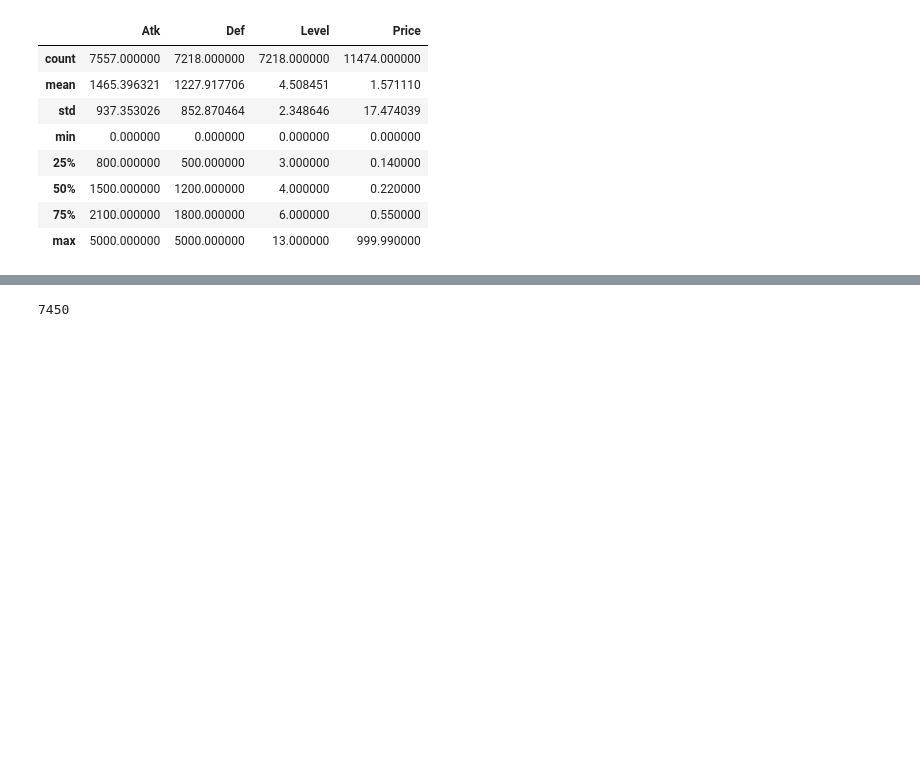
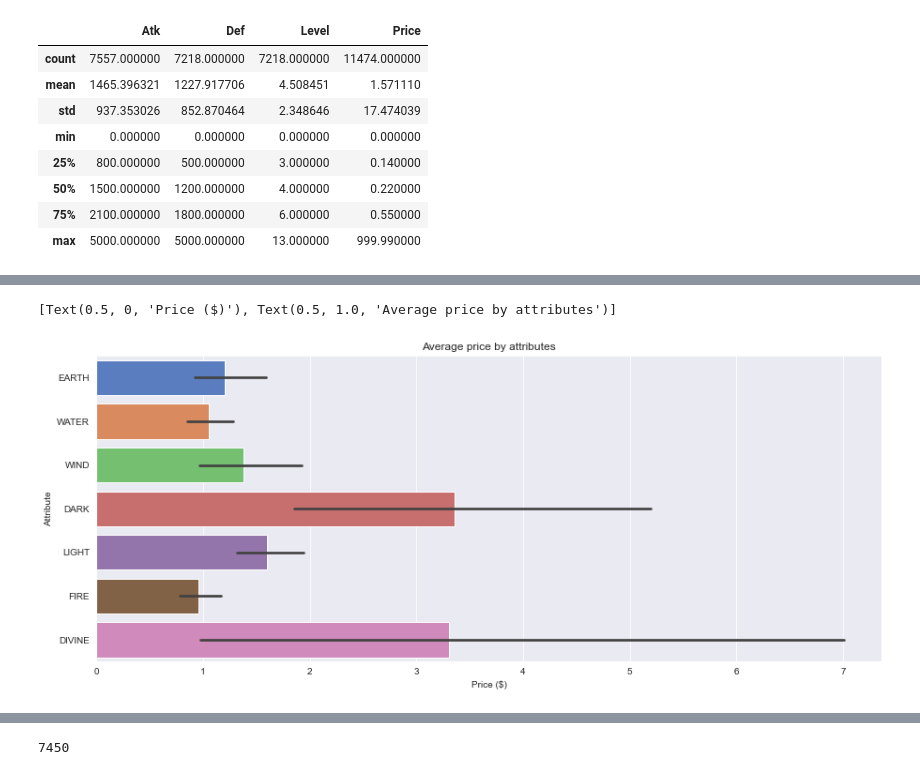
Before and after one commit to Th3NiKo/YuGiOh-cards, a Jupyter notebook: Yu-Gi-Oh Exploratory data analysis.ipynb, the cells around one changed output, grey strips where cells are left out. Drawn from its saved outputs; the diff is of its cells as text; code cells hidden in the pictures; blank space fills up the shorter version.

```diff
--- a/Yu-Gi-Oh Exploratory data analysis.ipynb
+++ b/Yu-Gi-Oh Exploratory data analysis.ipynb
@@ -74 +74,9 @@ sns.countplot(data=info_database, x="Attribute",ax=ax)
+# %%
+#Show average price by type
+fig, ax = plt.subplots(figsize=(15,6))
+ax = sns.barplot(data=info_database, x="Price", y="Attribute", ax=ax)
+ax.set(title = 'Average price by attributes', xlabel = "Price ($)")
+# %% [output]
+[Text(0.5, 0, 'Price ($)'), Text(0.5, 1.0, 'Average price by attributes')]
+[figure, added]
 # %%
```
Also changed, not shown: parts of 7 cells of this notebook.
